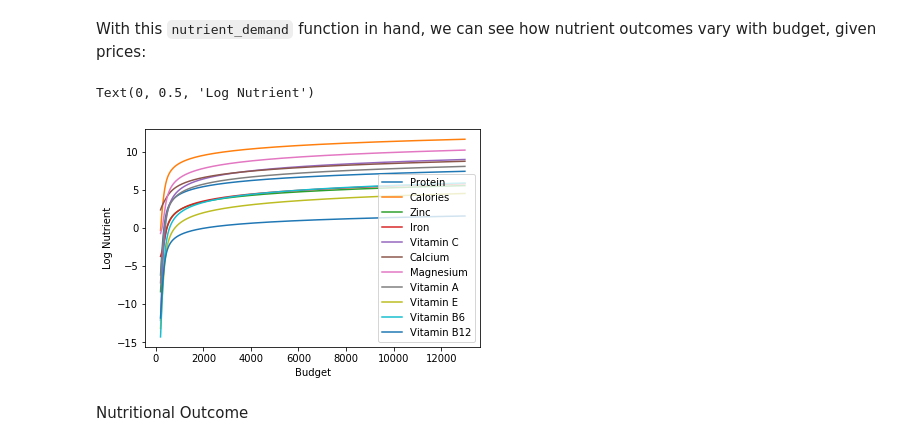
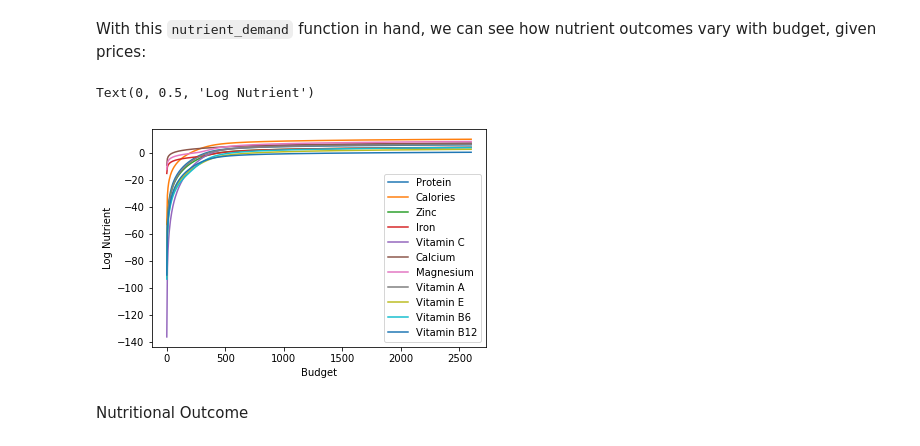
Before and after one commit to andrawis97/Hacking-Food---Team-Harvey-Willey, a Jupyter notebook: HackingFood_HarveyWiley.ipynb, the cells around one changed output. Cells and saved outputs as stored; diff of their text form; code cells hidden in the pictures.

```diff
--- a/HackingFood_HarveyWiley.ipynb
+++ b/HackingFood_HarveyWiley.ipynb
@@ -423,19 +424,19 @@ outcomes vary with budget, given prices:
 # %%
 import numpy as np
 import matplotlib.pyplot as plt
-X = np.linspace(200,13000,2000)
+X = np.linspace(0.5,2600,500)
 
 UseNutrients = ['Protein','Calories','Zinc','Iron','Vitamin C','Calcium','Magnesium','Vitamin A','Vitamin E','Vitamin B6','Vitamin B12']
 
 plt.plot(X,pd.concat({x:np.log(nutrient_demand(x,p))[UseNutrients] for x in X},axis=1).T)
 plt.legend(UseNutrients)
 plt.xlabel('Budget')
 plt.ylabel('Log Nutrient')
 
 #engel curve for diff nutritions.
 # %% [output]
 Text(0, 0.5, 'Log Nutrient')
-[figure, old version]
+[figure, new version]
 # %% [markdown]
 Nutritional Outcome
 # %%
```
Also changed, not shown: parts of 6 cells of this notebook.
